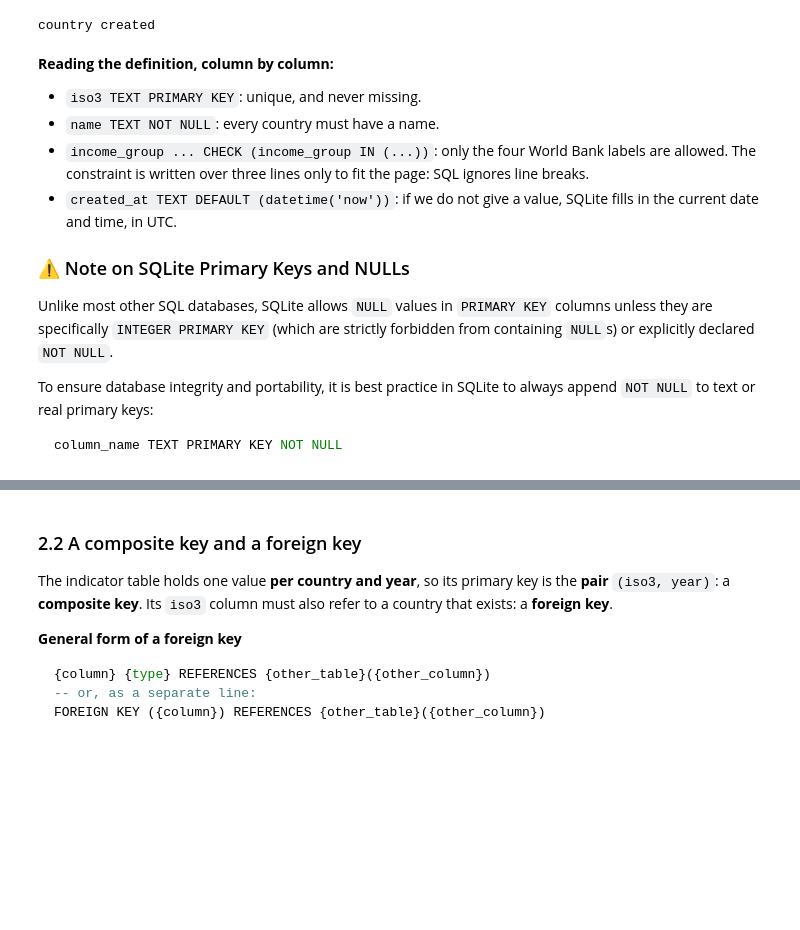
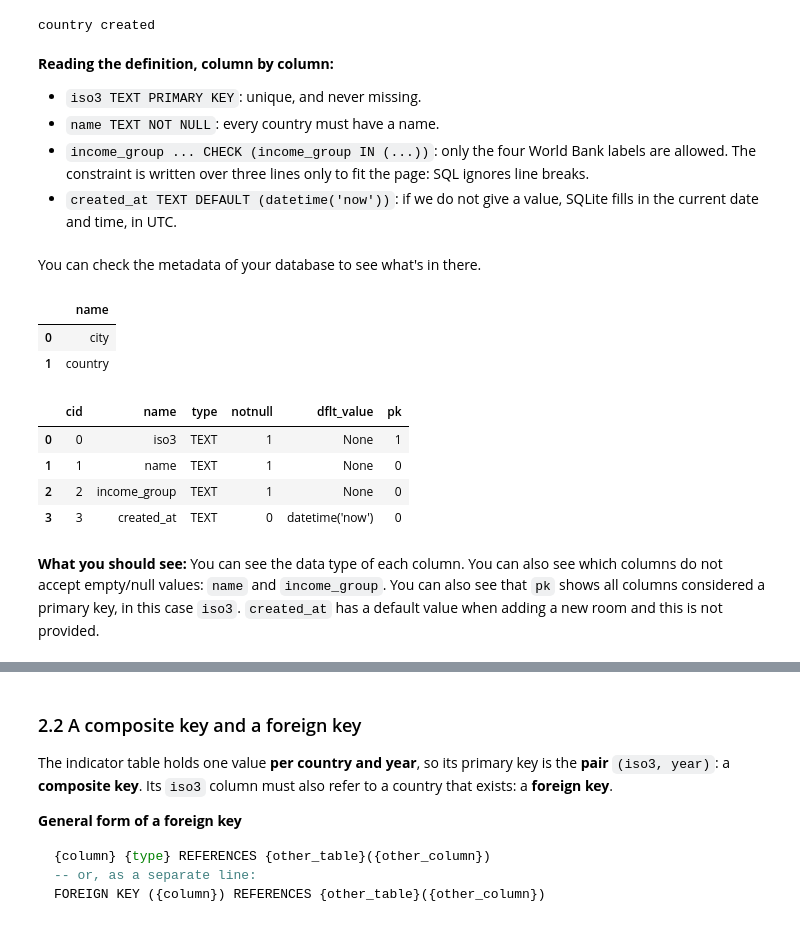
Before and after one commit to LeonardooAlves/LSE-ST445, a Jupyter notebook: Week 5/1_st445_week5_lab1_sqlite_SOLUTIONS.ipynb, the cells around one changed output, grey strips where cells are left out. Saved outputs shown, nothing was run; the diff lists cells and outputs as text; code cells hidden in the pictures; blank space fills up the shorter version.

Commit message:
Updating SQLite notebook explanations.

````diff
--- a/Week 5/1_st445_week5_lab1_sqlite_SOLUTIONS.ipynb
+++ b/Week 5/1_st445_week5_lab1_sqlite_SOLUTIONS.ipynb
@@ -316,12 +316,24 @@ country created
 * `name TEXT NOT NULL`: every country must have a name.
 * `income_group ... CHECK (income_group IN (...))`: only the four World Bank labels are allowed. The constraint is written over three lines only to fit the page: SQL ignores line breaks.
 * `created_at TEXT DEFAULT (datetime('now'))`: if we do not give a value, SQLite fills in the current date and time, in UTC.
-
-### ⚠️ Note on SQLite Primary Keys and NULLs
-
-Unlike most other SQL databases, SQLite allows `NULL` values in `PRIMARY KEY` columns unless they are specifically `INTEGER PRIMARY KEY` (which are strictly forbidden from containing `NULL`s) or explicitly declared `NOT NULL`.
-
-To ensure database integrity and portability, it is best practice in SQLite to always append `NOT NULL` to text or real primary keys:
-```sql
-column_name TEXT PRIMARY KEY NOT NULL
-```
+# %% [markdown]
+You can check the metadata of your database to see what's in there.
+# %%
+# check all the tables in the database
+tables = show("SELECT name FROM sqlite_schema WHERE type = 'table'")
+tables
+# %% [output]
+|  | name |
+| 0 | city |
+| 1 | country |
+# %%
+columns = show("PRAGMA table_info(country)")
+columns
+# %% [output]
+|  | cid | name | type | notnull | dflt_value | pk |
+| 0 | 0 | iso3 | TEXT | 1 | None | 1 |
+| 1 | 1 | name | TEXT | 1 | None | 0 |
+| 2 | 2 | income_group | TEXT | 1 | None | 0 |
+| 3 | 3 | created_at | TEXT | 0 | datetime('now') | 0 |
+# %% [markdown]
+**What you should see:** You can see the data type of each column. You can also see which columns do not accept empty/null values: `name` and `income_group`. You can also see that `pk` shows all columns considered a primary key, in this case `iso3`. `created_at` has a default value when adding a new room and this is not provided.
````
Also changed, not shown: parts of 3 cells of this notebook.
